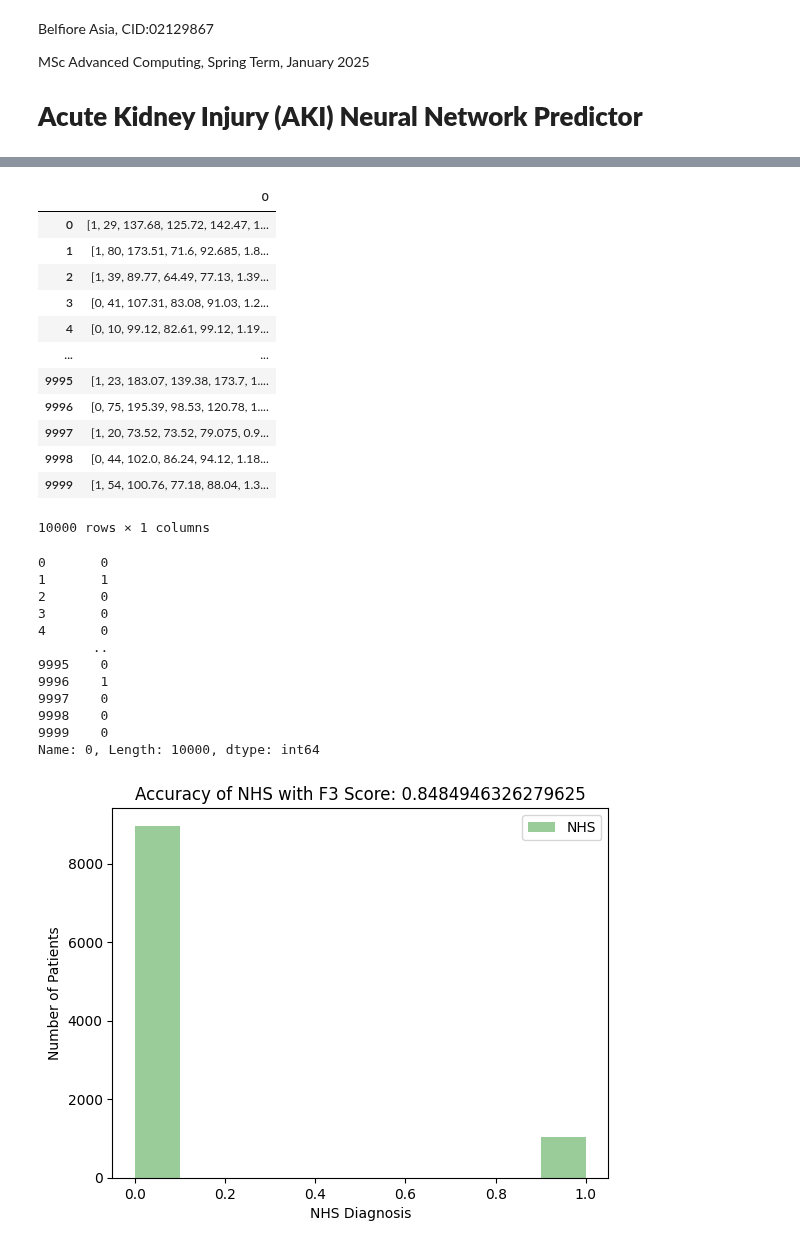
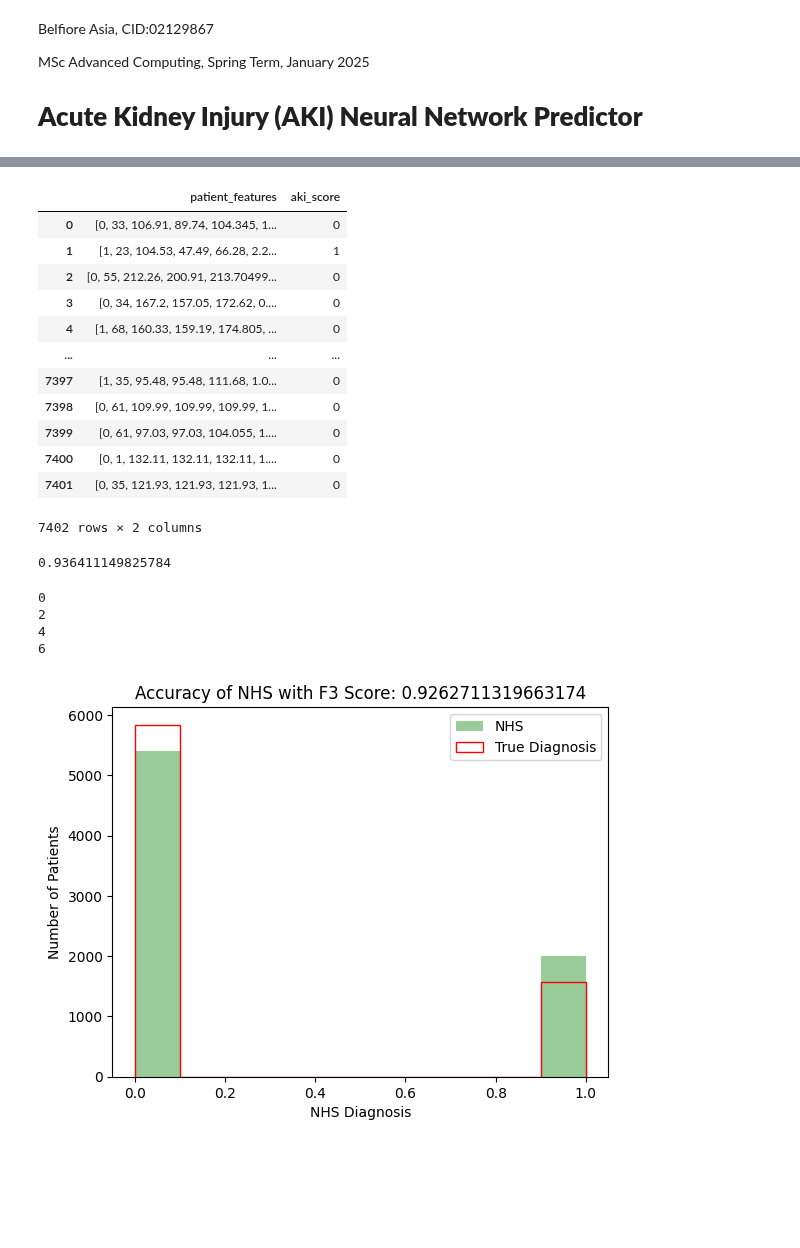
Before and after one commit to belfioreasia/aki-predictor, a Jupyter notebook: aki_predictor.ipynb, the cells around one changed output, grey strips where cells are left out. Saved outputs shown, nothing was run; the diff lists cells and outputs as text; code cells hidden in the pictures; blank space fills up the shorter version.

Commit message:
Changed data processing pipeline to only handle column names instead of indices

```diff
--- a/aki_predictor.ipynb
+++ b/aki_predictor.ipynb
@@ -258,42 +265,41 @@ plot_accuracy(nhs_aki, train_data['aki_score'], 'NHS', nhs_f3)
 # %%
 # Test Dataset Prediction
-test_data = prepare_dataset('data/test.csv', 'test')
+test_data = prepare_dataset('data/test.csv', 'train')
 # [sex, age, c1, rv1, rv2, rv_ratio, creatinine_change]
 # test_data.rename(columns={'1': 'sex'}, inplace=True)
 test_data
 # %% [output]
-|  | 0 |
-| 0 | [1, 29, 137.68, 125.72, 142.47, 1... |
-| 1 | [1, 80, 173.51, 71.6, 92.685, 1.8... |
-| 2 | [1, 39, 89.77, 64.49, 77.13, 1.39... |
-| 3 | [0, 41, 107.31, 83.08, 91.03, 1.2... |
-| 4 | [0, 10, 99.12, 82.61, 99.12, 1.19... |
-| ... | ... |
-| 9995 | [1, 23, 183.07, 139.38, 173.7, 1.... |
-| 9996 | [0, 75, 195.39, 98.53, 120.78, 1.... |
-| 9997 | [1, 20, 73.52, 73.52, 79.075, 0.9... |
-| 9998 | [0, 44, 102.0, 86.24, 94.12, 1.18... |
-| 9999 | [1, 54, 100.76, 77.18, 88.04, 1.3... |
+|  | patient_features | aki_score |
+| 0 | [0, 33, 106.91, 89.74, 104.345, 1... | 0 |
+| 1 | [1, 23, 104.53, 47.49, 66.28, 2.2... | 1 |
+| 2 | [0, 55, 212.26, 200.91, 213.70499... | 0 |
+| 3 | [0, 34, 167.2, 157.05, 172.62, 0.... | 0 |
+| 4 | [1, 68, 160.33, 159.19, 174.805, ... | 0 |
+| ... | ... | ... |
+| 7397 | [1, 35, 95.48, 95.48, 111.68, 1.0... | 0 |
+| 7398 | [0, 61, 109.99, 109.99, 109.99, 1... | 0 |
+| 7399 | [0, 61, 97.03, 97.03, 104.055, 1.... | 0 |
+| 7400 | [0, 1, 132.11, 132.11, 132.11, 1.... | 0 |
+| 7401 | [0, 35, 121.93, 121.93, 121.93, 1... | 0 |
-10000 rows × 1 columns
+7402 rows × 2 columns
 # %%
 # 5.d NHS Test Dataset Prediction
-nhs_test_aki = test_data[0].apply(lambda patient_record: nhs_aki_algo(patient_record))
-nhs_test_aki
+nhs_test_aki = test_data['patient_features'].apply(lambda patient_record: nhs_aki_algo(patient_record))
+nhs_f3 = fbeta_score(test_data['aki_score'], nhs_test_aki, beta=3)
+nhs_f3
 # %% [output]
-0       0
-1       1
-2       0
-3       0
-4       0
-       ..
-9995    0
-9996    1
-9997    0
-9998    0
-9999    0
-Name: 0, Length: 10000, dtype: int64
+0.936411149825784
+# %%
+a=[0,1,2,3,4,5,6]
+for n in a[::2]:
+    print(n)
+# %% [output]
+0
+2
+4
+6
 # %%
 # 5.d Plot Test Prediction Accuracy
-plot_accuracy(nhs_test_aki, None, 'NHS', nhs_f3)
+plot_accuracy(nhs_test_aki, test_data['aki_score'], 'NHS', nhs_f3)
 # %% [output]
-[figure, old version]
+[figure, new version]
```
Also changed, not shown: parts of 5 cells of this notebook, 5 other files.
